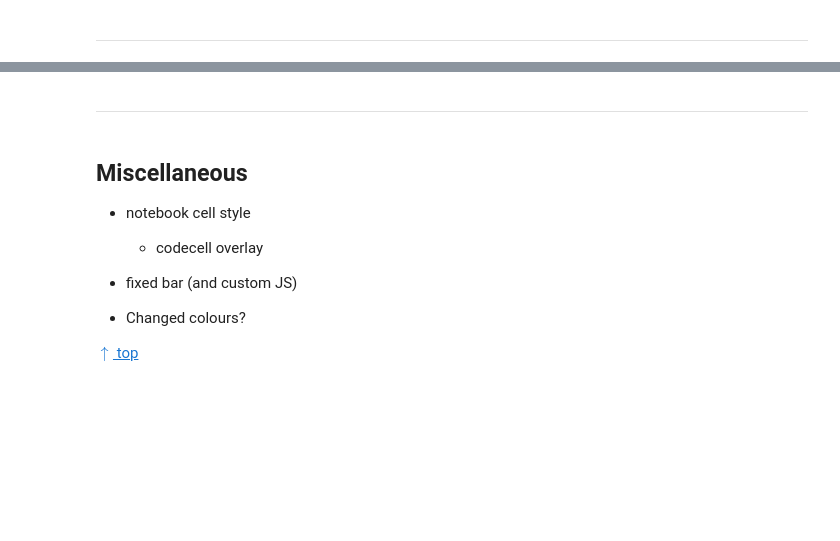
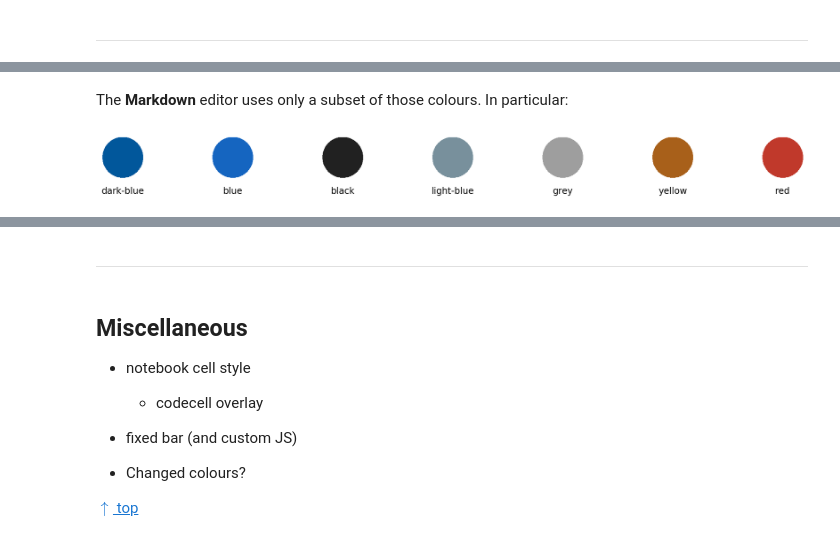
Before and after one commit to leriomaggio/notexbook-jupyter-theme, a Jupyter notebook: TeXbook_Theme_Sample.ipynb, the cells around one changed output, grey strips where cells are left out. Drawn from its saved outputs; the diff is of its cells as text; code cells hidden in the pictures; blank space fills up the shorter version.

Commit message:
All colour themes (w/ palettes) and Code section complete (errors and df)

```diff
--- a/TeXbook_Theme_Sample.ipynb
+++ b/TeXbook_Theme_Sample.ipynb
@@ -552,0 +619,16 @@ show_palette(material_code_colours)
+# %% [markdown]
+The **Markdown** editor uses only a subset of those colours. In particular:
+# %%
+material_md_colours = {
+    "black": "#212121",
+    "dark-blue" : "#01579B11",
+    "blue": "#1565C0",
+    "yellow": "#A8601A",
+    "red": "#C0392B",
+    "grey": "#9E9E9E",
+    "light-blue": "#78909c"
+}
+
+show_palette(material_md_colours)
+# %% [output]
+[figure, added]
```
Also changed, not shown: parts of 23 cells of this notebook.
